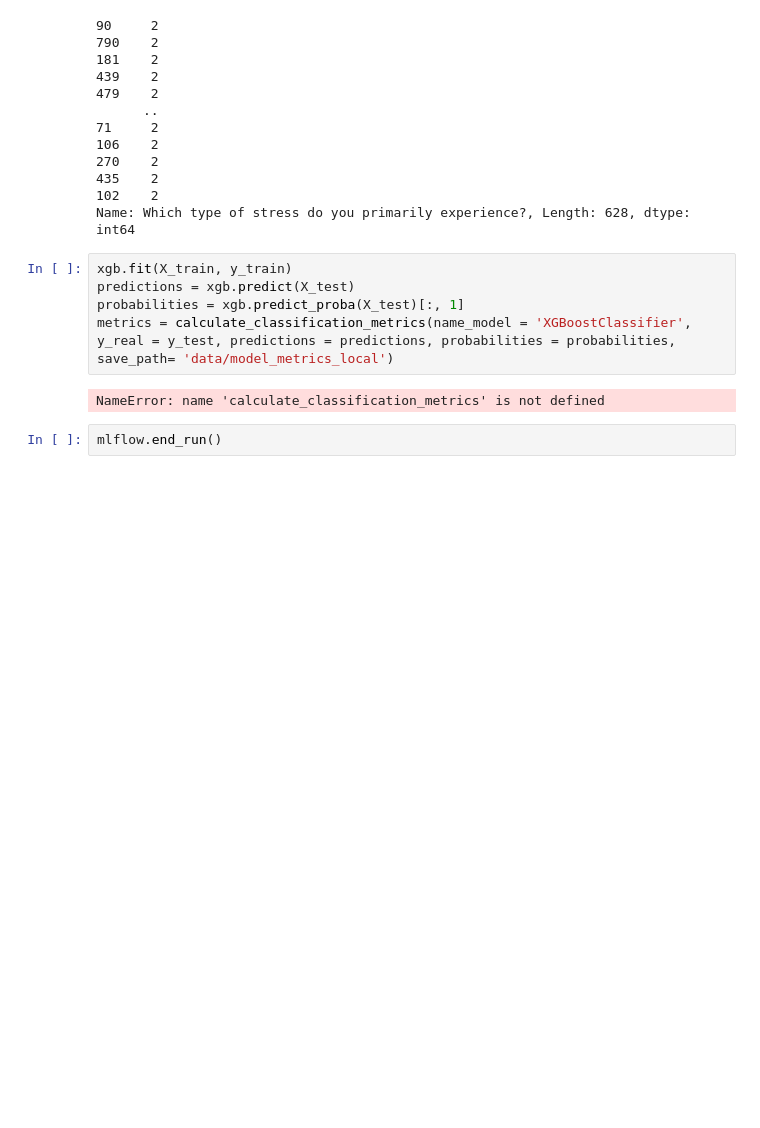
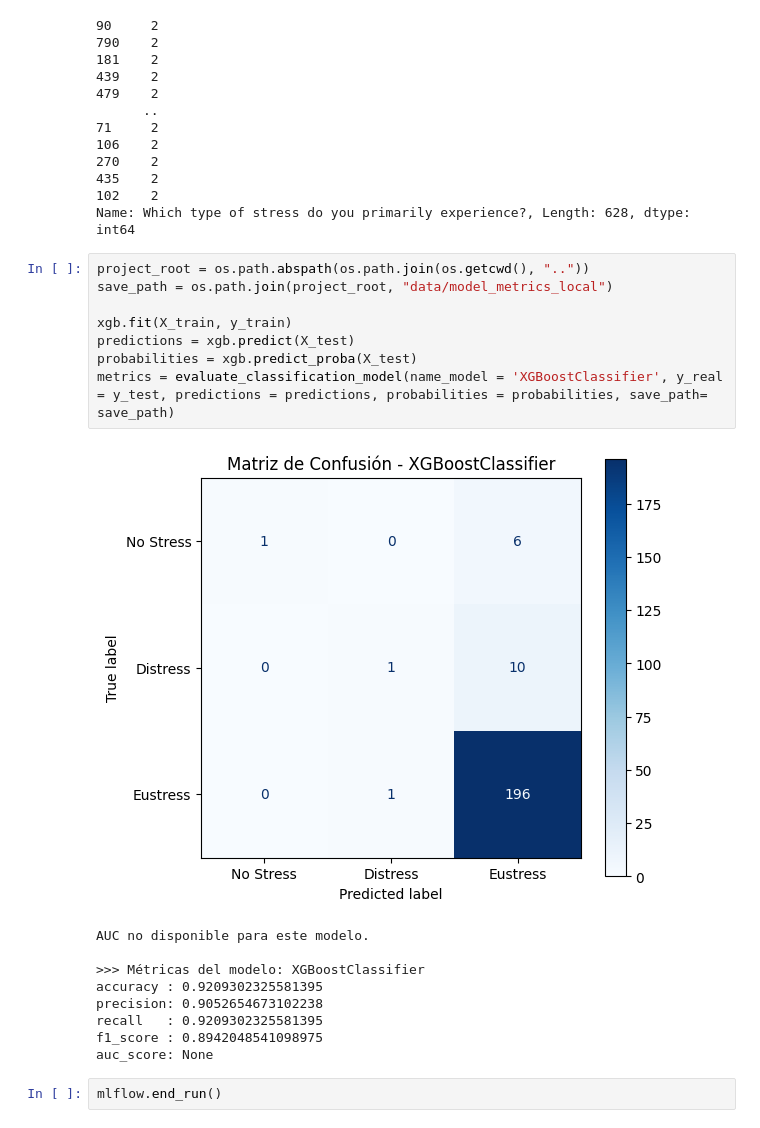
Before and after one commit to Marquinhos9873/mle3, a Jupyter notebook: notebooks/Clasificacion HPM.ipynb, the cells around one changed output. Cells and saved outputs as stored; diff of their text form; blank space fills up the shorter version.

```diff
--- a/notebooks/Clasificacion HPM.ipynb
+++ b/notebooks/Clasificacion HPM.ipynb
@@ -366,12 +368,23 @@ y_train
 102    2
 Name: Which type of stress do you primarily experience?, Length: 628, dtype: int64
 # %%
+project_root = os.path.abspath(os.path.join(os.getcwd(), ".."))
+save_path = os.path.join(project_root, "data/model_metrics_local")
+
 xgb.fit(X_train, y_train)
 predictions = xgb.predict(X_test)
-probabilities = xgb.predict_proba(X_test)[:, 1]
-metrics = calculate_classification_metrics(name_model = 'XGBoostClassifier', y_real = y_test, predictions = predictions, probabilities = probabilities, save_path= 'data/model_metrics_local')
+probabilities = xgb.predict_proba(X_test)
+metrics = evaluate_classification_model(name_model = 'XGBoostClassifier', y_real = y_test, predictions = predictions, probabilities = probabilities, save_path= save_path)
 # %% [output]
+[figure, added]
-NameError: name 'calculate_classification_metrics' is not defined
+AUC no disponible para este modelo.
+
+>>> Métricas del modelo: XGBoostClassifier
+accuracy : 0.9209302325581395
+precision: 0.9052654673102238
+recall   : 0.9209302325581395
+f1_score : 0.8942048541098975
+auc_score: None
 # %%
 mlflow.end_run()
 # %%
```
Also changed, not shown: parts of 2 cells of this notebook.
